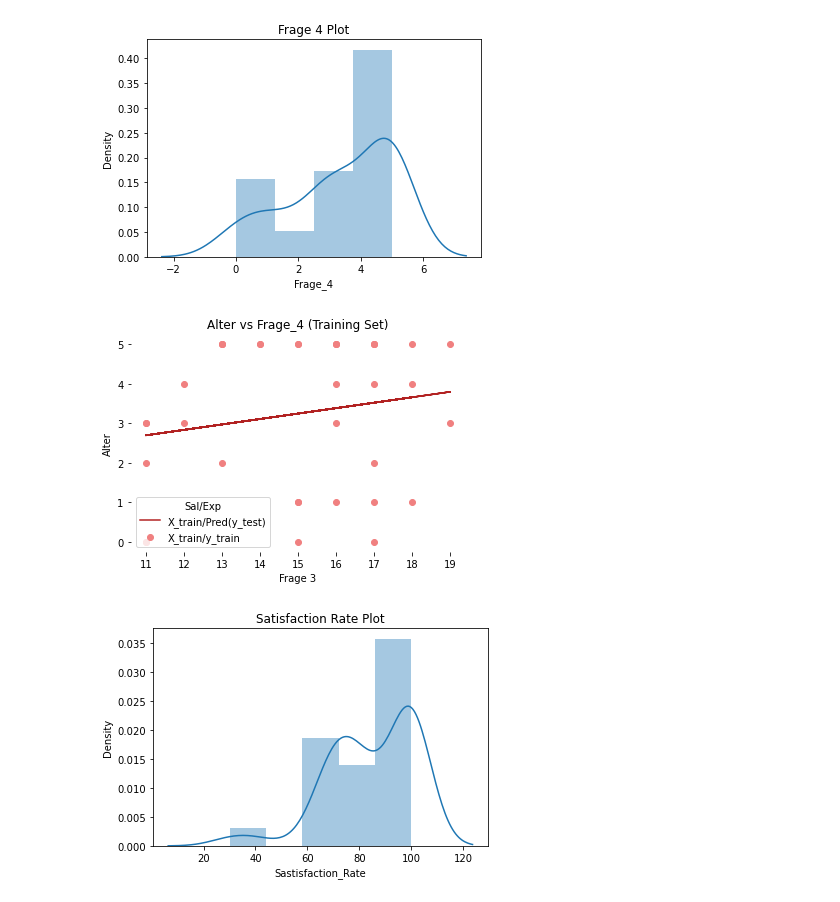
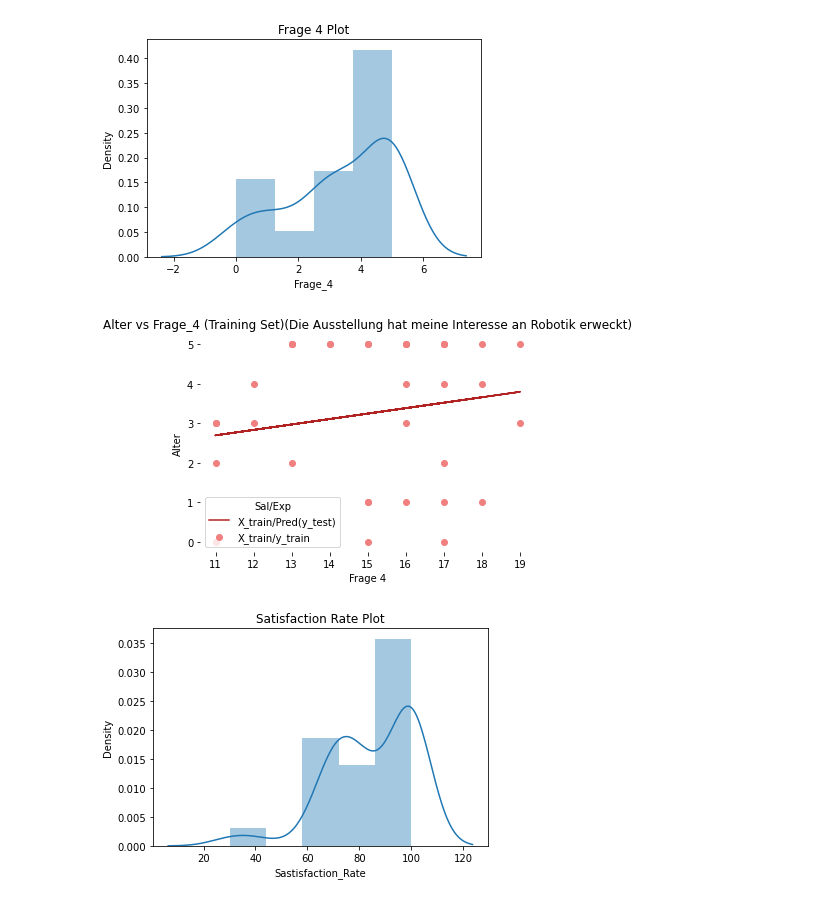
Before and after one commit to GO-Robot-FLL/Masterpiece_Forschung, a Jupyter notebook: Datenanalyse Teen Tech Expo.ipynb, the cells around one changed output. Saved outputs shown, nothing was run; the diff lists cells and outputs as text; code cells hidden in the pictures.

```diff
--- a/Datenanalyse Teen Tech Expo.ipynb
+++ b/Datenanalyse Teen Tech Expo.ipynb
@@ -279,34 +279,34 @@ plt.show()
 # %%
 #Linear regression of Frage 4
 # Splitting variables
 X = df.iloc[:,:1]
 y = df.iloc[:,4:5]
 
 
 X_train, X_test, y_train, y_test = train_test_split(X, y, test_size = 0.2, random_state = 0)
 #print(X_train, y_train)
 
 #Linear Regression Model
 regressor = LinearRegression()
 regressor.fit(X_train, y_train)
 
 # Prediction result
 y_pred_test = regressor.predict(X_test)     # predicted value of y_test
 y_pred_train = regressor.predict(X_train)   # predicted value of y_train
 
 #print(X_train, y_train)
 
 # Prediction on training set
 plt.scatter(X_train, y_train, color = 'lightcoral')
 plt.plot(X_train, y_pred_train, color = 'firebrick')
-plt.title('Alter vs Frage_4 (Training Set)')
-plt.xlabel('Frage 3')
+plt.title('Alter vs Frage_4 (Training Set)(Die Ausstellung hat meine Interesse an Robotik erweckt)')
+plt.xlabel('Frage 4')
 plt.ylabel('Alter')
 plt.legend(['X_train/Pred(y_test)', 'X_train/y_train'], title = 'Sal/Exp', loc='best', facecolor='white')
 plt.box(False)
 plt.show()
 # %% [output]
-[figure, old version]
+[figure, new version]
 # %%
 plt.title('Satisfaction Rate Plot')
 sns.distplot(df['Sastisfaction_Rate'])
```
Also changed, not shown: parts of 4 cells of this notebook.
